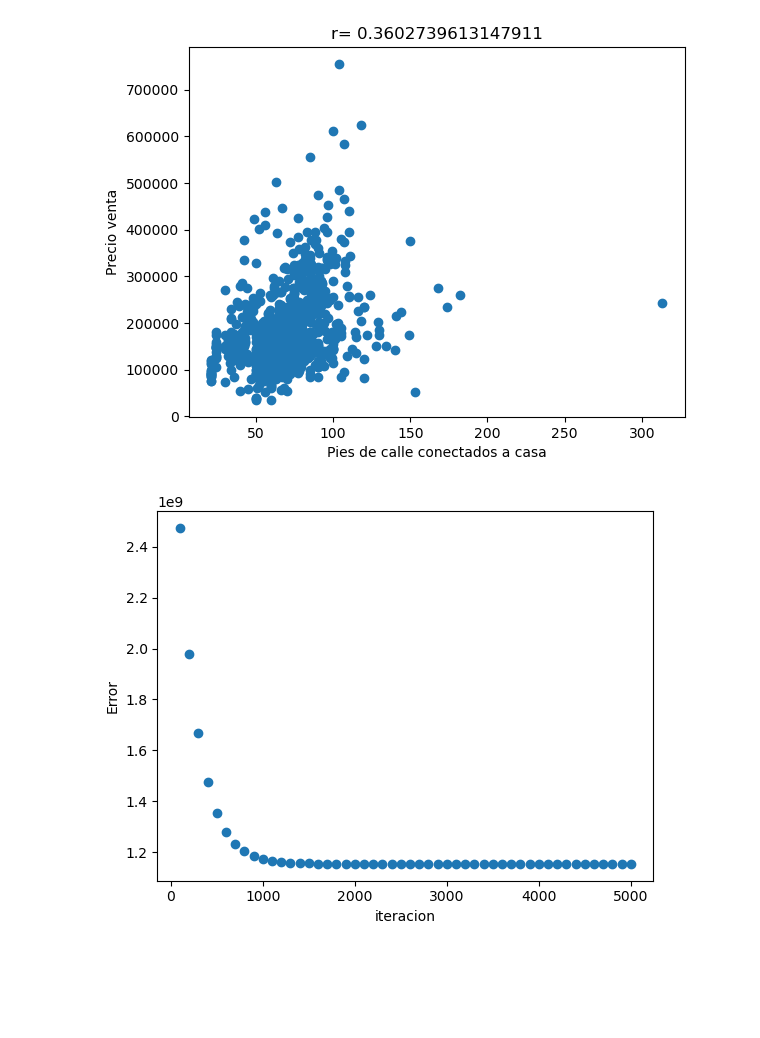
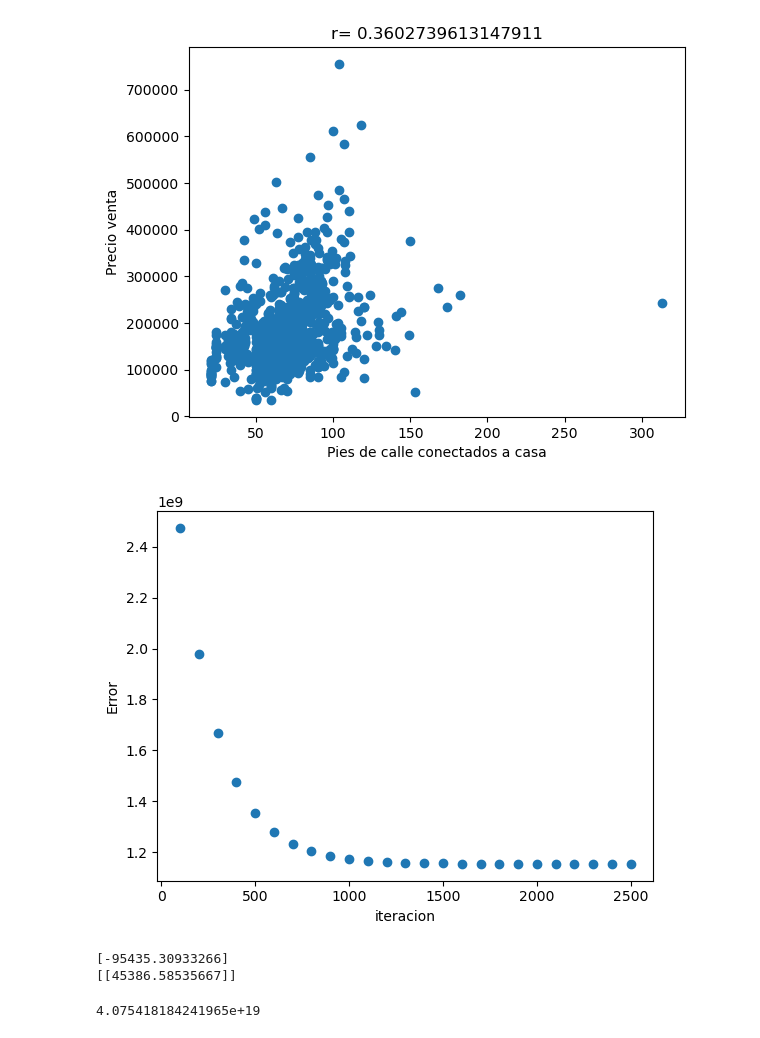
Before and after one commit to EdgarMazariegos/Proyecto1python, a Jupyter notebook: proyecto1.ipynb, the cells around one changed output. Drawn from its saved outputs; the diff is of its cells as text; code cells hidden in the pictures; blank space fills up the shorter version.

```diff
--- a/proyecto1.ipynb
+++ b/proyecto1.ipynb
@@ -253,12 +253,11 @@ dtype: float64
 # %%
 #Comenzando el modelo. Estamos utilizando Calidad
 
-#calculando la predicción y^
 b1=0
 b0=200000
 n=len(calidad_train)
 lrate=0.05
-epoch=np.linspace(1,5000,num=5000)
+epoch=np.linspace(1,2500,num=2500)
 result_i=[]
 result_err=[]
 imprimir_error_cada=100
@@ -275,31 +274,43 @@ for i in np.nditer(epoch):
     betas=np.hstack([beta_uno,beta_cero]).transpose()
     prediccion=np.array(np.diag( x_unos.dot(betas))).reshape(-1,1)
     sumatoriay=np.array((ymodelo-prediccion)**2)
 
     err=((1/(2*n)))*(np.sum(sumatoriay))
 
     sumgraderror1=np.array((prediccion-ymodelo)*xmodelo)
     sumgraderror0=np.array(prediccion-ymodelo)
 
     #gradientes de error
     gerrorb1= (1/n)*(np.sum(sumgraderror1))
     gerrorb0= (1/n)*(np.sum(sumgraderror0))
 
     b1=b1-lrate*gerrorb1
     b0=b0-lrate*gerrorb0
 
     if (i%imprimir_error_cada)==0:
         result_i.append(i)
         result_err.append(err)
+        #Incluir un append con un vector para ir guardando el b1 y b0
     else:
         pass
+
 
 result_iter=np.column_stack([result_i,result_err])
 
 
 plt.scatter(result_i, result_err)
 plt.xlabel("iteracion")
 plt.ylabel("Error")
 plt.show()
 # %% [output]
-[figure, old version]
+[figure, new version]
+# %%
+#Modelo con scikit learn
+
+modelscikit = LinearRegression().fit(xmodelo, ymodelo)
+print(modelscikit.intercept_)
+print(modelscikit.coef_)
+y_predict= modelscikit.predict(xmodelo)
+# %% [output]
+[-95435.30933266]
+[[45386.58535667]]
@@ -305,0 +327,13 @@ plt.show()
+# %%
+#Usando el 20% de los datos
+calidadtest=np.array(x_test.iloc[ : ,0]).reshape(-1,1)
+preciotest=np.array(y_test.iloc[ : ,0]).reshape(-1,1)
+ntest=len(calidadtest)
+
+yfinal=np.array(preciotest*np.mean(beta_uno)+np.mean(beta_cero)).reshape(-1,1)
+sY=np.array((preciotest-yfinal)**2)
+
+errortest=((1/(2*ntest)))*(np.sum(sY))
+print(err)
+# %% [output]
+4.075418184241965e+19
```
Also changed, not shown: parts of 3 cells of this notebook.
